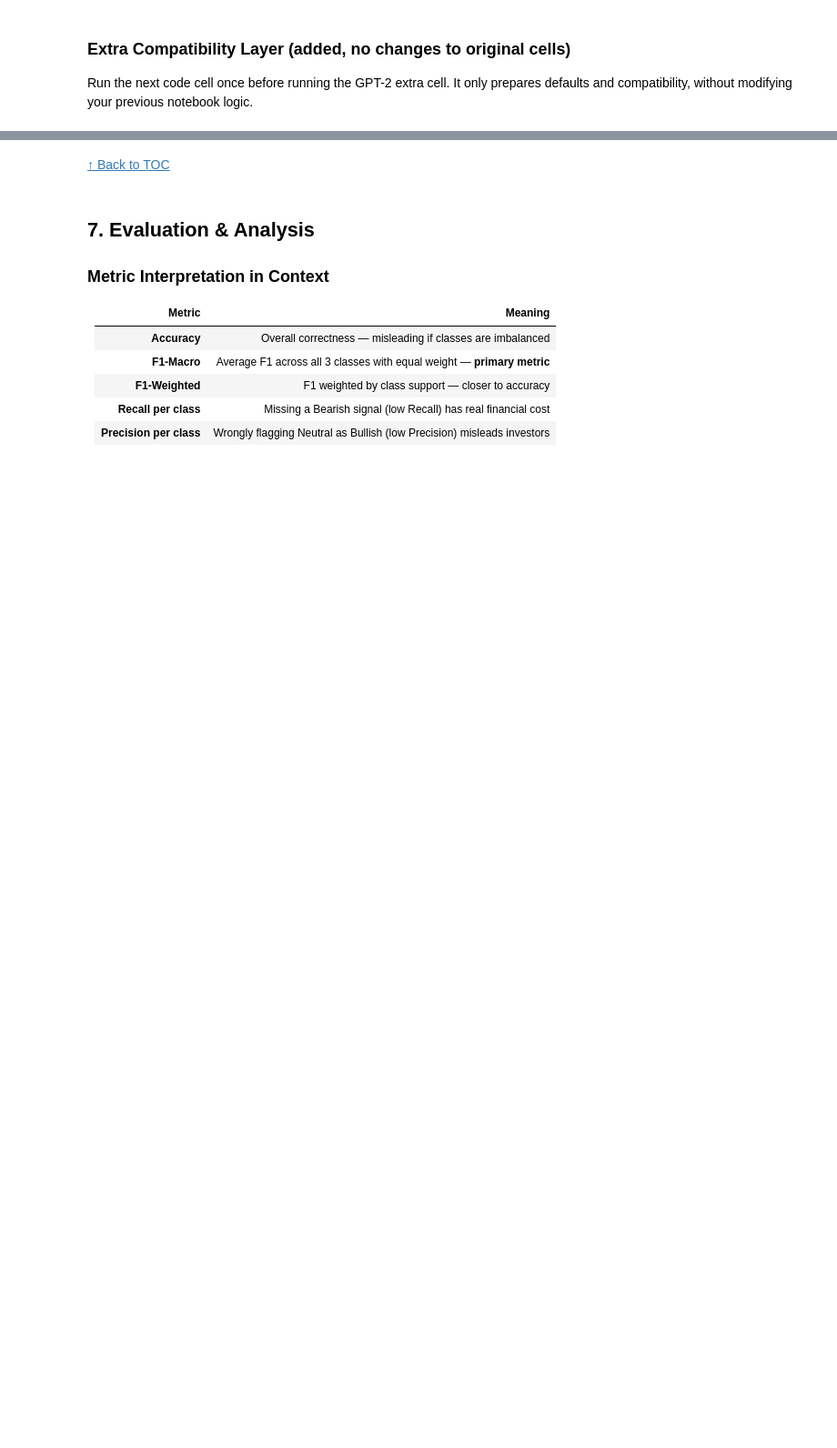
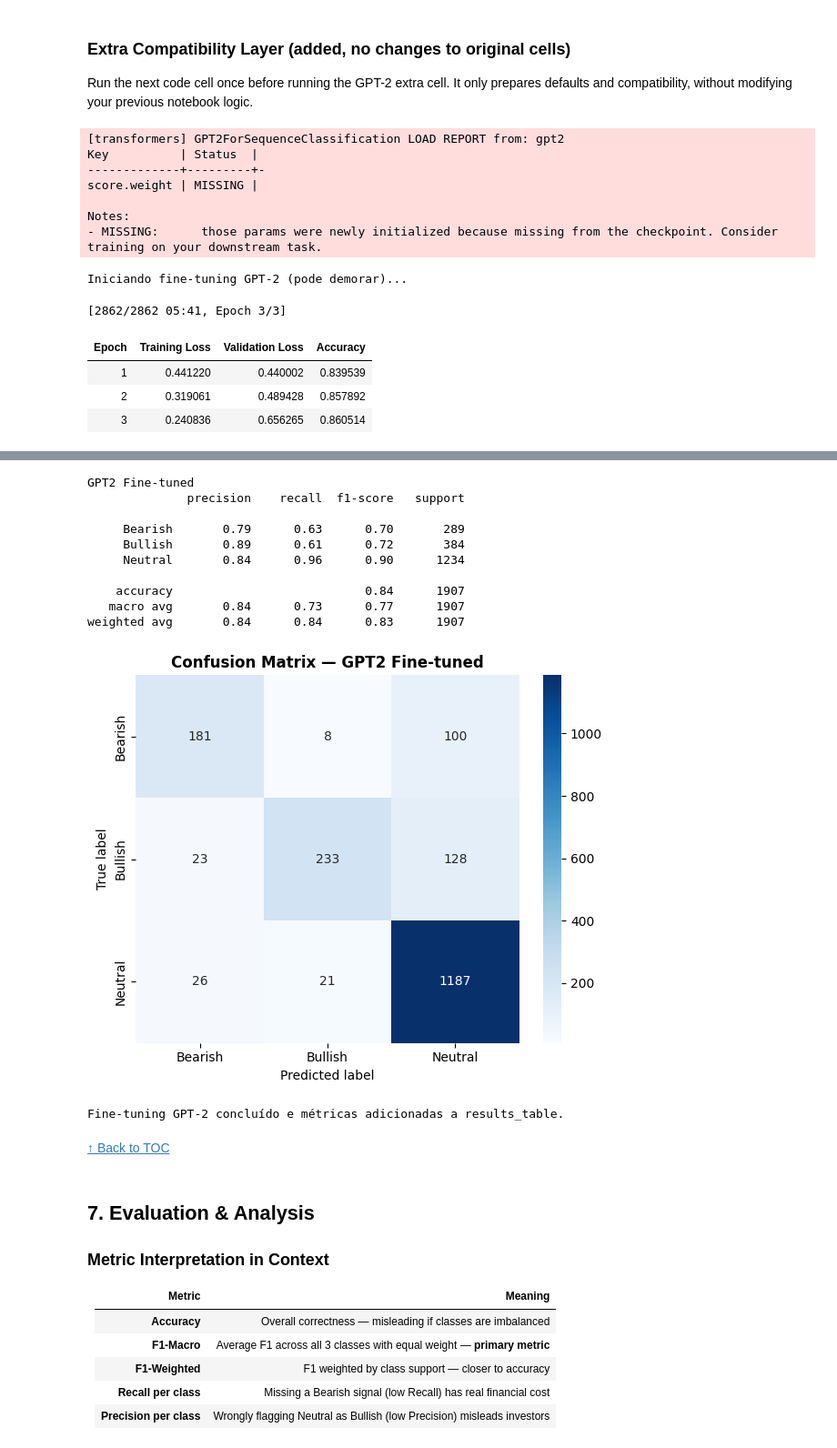
Before and after one commit to rodbarretoteixeira/Text_Mining, a Jupyter notebook: projeto/teixeira2.0.ipynb, the cells around one changed output, grey strips where cells are left out. Shown at 91% size. Saved outputs shown, nothing was run; the diff lists cells and outputs as text; code cells hidden in the pictures; blank space fills up the shorter version.

```diff
--- a/projeto/teixeira2.0.ipynb
+++ b/projeto/teixeira2.0.ipynb
@@ -2319,9 +2427,9 @@ model_gpt = GPT2ForSequenceClassification.from_pretrained(gpt_model_name, num_la
 model_gpt.config.pad_token_id = model_gpt.config.eos_token_id
 
 # Use CPU-friendly defaults defined earlier
-train_bs = DEFAULT_TRAIN_BS
+train_bs = 8
 eval_bs = DEFAULT_EVAL_BS
-epochs = DEFAULT_EPOCHS
+epochs = 3
 
 training_args = TrainingArguments(
     output_dir='./gpt2_finetuned',
@@ -2353,3 +2461,17 @@ y_true = y.iloc[val_idx].tolist()
 res = evaluate_model(y_true, y_pred, model_name='GPT2 Fine-tuned')
 results_table.append(res)
 print('Fine-tuning GPT-2 concluído e métricas adicionadas a results_table.')
+# %% [output]
+[transformers] GPT2ForSequenceClassification LOAD REPORT from: gpt2
+Key          | Status  |
+-------------+---------+-
+score.weight | MISSING |
+
+Notes:
+- MISSING:      those params were newly initialized because missing from the checkpoint. Consider training on your downstream task.
+Iniciando fine-tuning GPT-2 (pode demorar)...
+[2862/2862 05:41, Epoch 3/3]
+| Epoch | Training Loss | Validation Loss | Accuracy |
+| 1 | 0.441220 | 0.440002 | 0.839539 |
+| 2 | 0.319061 | 0.489428 | 0.857892 |
+| 3 | 0.240836 | 0.656265 | 0.860514 |
@@ -2356,3 +2479,15 @@ print('Fine-tuning GPT-2 concluído e métricas adicionadas a results_table.')
+GPT2 Fine-tuned
+              precision    recall  f1-score   support
+
+     Bearish       0.79      0.63      0.70       289
+     Bullish       0.89      0.61      0.72       384
+     Neutral       0.84      0.96      0.90      1234
+
+    accuracy                           0.84      1907
+   macro avg       0.84      0.73      0.77      1907
+weighted avg       0.84      0.84      0.83      1907
+[figure, added]
+Fine-tuning GPT-2 concluído e métricas adicionadas a results_table.
 # %% [markdown]
 [↑ Back to TOC](#toc)
 # %% [markdown]
```
Also changed, not shown: parts of 23 cells of this notebook, 4 other files.
